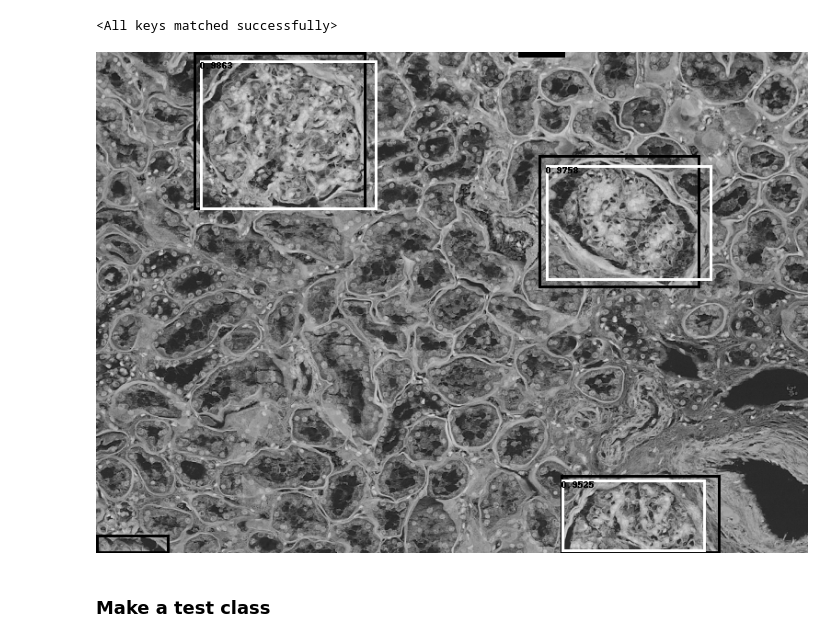
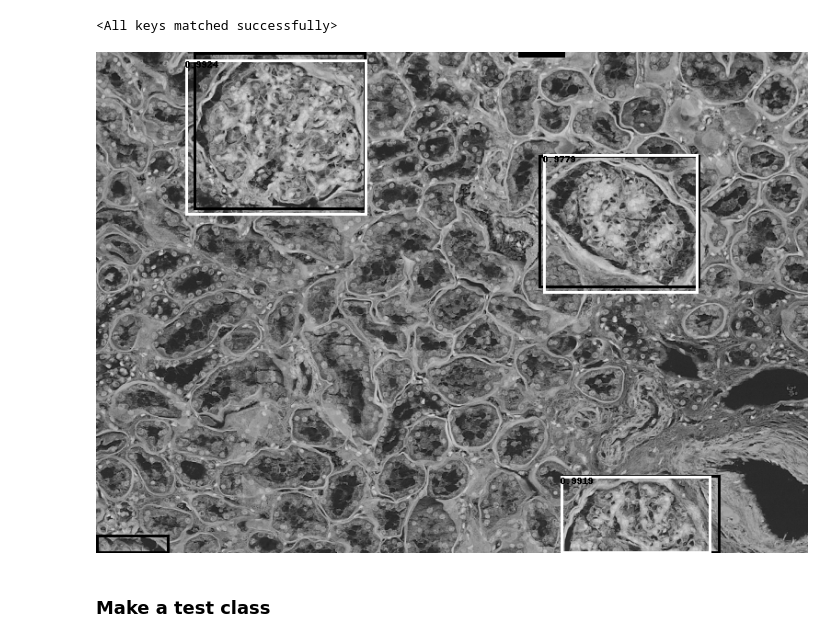
Before and after one commit to kathleenisrad/glomeruli-detection-and-segmentation, a Jupyter notebook: code/02-modeling-pytorch.ipynb, the cells around one changed output. Cells and saved outputs as stored; diff of their text form; code cells hidden in the pictures.

```diff
--- a/code/02-modeling-pytorch.ipynb
+++ b/code/02-modeling-pytorch.ipynb
@@ -47,20 +47,6 @@ def parse_one_annot(path_to_data_file, filename):
     "xmax", "ymax"]].values
 
     return boxes_array
-# %%
-### This model just gives you a bounding box
-
-def get_model(num_classes):
-    # load an object detection model pre-trained on COCO
-    model = torchvision.models.detection.fasterrcnn_resnet50_fpn(pretrained=True)
-
-    # get the number of input features for the classifier
-    in_features = model.roi_heads.box_predictor.cls_score.in_features
-
-    # replace the pre-trained head with a new on
-    model.roi_heads.box_predictor = FastRCNNPredictor(in_features, num_classes)
-
-    return model
 # %%
 ## This model will give you bounding boxes and masks
 
@@ -108,33 +85,16 @@ class GlomeruliDataset(torch.utils.data.Dataset):
     def __getitem__(self, idx):
         # load images and bounding boxes
         img_path = os.path.join(self.root,'train/images/slices', self.imgs[idx])
-        mask_path = os.path.join(self.root, 'train/masks/slices', self.masks[idx])
 
         img = tiff.imread(img_path)
         if len(img.shape) == 5:
             img = img.squeeze().transpose(1, 2, 0)
 
-        # note that we haven't converted the mask to RGB,
-        # because each color corresponds to a different instance
-        # with 0 being background
-
-        mask = tiff.imread(mask_path)
-        mask = np.array(mask)
-
-        # instances are encoded as different colors
-        obj_ids = np.unique(mask)
-        # first id is the background, so remove it
-        obj_ids = obj_ids[1:]
-        # split the color-encoded mask into a set
-        # of binary masks
-        masks = mask == obj_ids[:, None, None]
 
         #boxes
         box_list = parse_one_annot(self.path_to_data_file, self.imgs[idx])
         boxes = torch.as_tensor(box_list, dtype=torch.float32)
         num_objs = len(box_list)
-        masks = torch.as_tensor(masks, dtype=torch.uint8)
-
 
         # there is only one class
         labels = torch.ones((num_objs,), dtype=torch.int64)
@@ -148,7 +108,6 @@ class GlomeruliDataset(torch.utils.data.Dataset):
         target["labels"] = labels
         target["image_id"] = image_id
         target["area"] = area
-        target["masks"] = masks
         target["iscrowd"] = iscrowd
         if self.transforms is not None:
             img, target = self.transforms(img, target)
@@ -183,11 +138,11 @@ dataset.__getitem__(111)
 ### Setting up datasets
 # %%
 # use our dataset and defined transformations
-dataset = GlomeruliDataset(root = r'C:\Users\lettuces\Documents\Projects\kidney-segmentation',
+dataset = GlomeruliDataset(root = '..',
                            data_file = '../CSVs/glomeruli_tiles.csv',
                            transforms = get_transform(train=True))
 
-dataset_test = GlomeruliDataset(root = r'C:\Users\lettuces\Documents\Projects\kidney-segmentation',
+dataset_test = GlomeruliDataset(root = '..',
                                 data_file = '../CSVs/glomeruli_tiles.csv',
                                 transforms = get_transform(train=False))
 
@@ -199,7 +154,7 @@ dataset_test = torch.utils.data.Subset(dataset_test, indices[-200:])
 
 # define training and validation data loaders
 data_loader = torch.utils.data.DataLoader(
-              dataset, batch_size=1, shuffle=True, num_workers=0,
+              dataset, batch_size=1, shuffle=False, num_workers=0,
               collate_fn=utils.collate_fn)
 data_loader_test = torch.utils.data.DataLoader(
          dataset_test, batch_size=1, shuffle=False, num_workers=0,
@@ -273,7 +231,7 @@ torch.save(model.state_dict(), "../model/model_w_masks")
 # %%
 # load the model that we just made
 loaded_model = get_model(num_classes = 2)
-loaded_model.load_state_dict(torch.load("../model/model-without-masks/model"))
+loaded_model.load_state_dict(torch.load("../model/glomeruli_segmentation_model"))
 # %% [output]
 <All keys matched successfully>
 # %%
@@ -281,38 +239,35 @@ idx = 1
 img, _ = dataset_test[idx]
 label_boxes = np.array(dataset_test[idx][1]["boxes"])
 
 # put the model in evaluation mode
 loaded_model.eval()
 with torch.no_grad():
     prediction = loaded_model([img])
 
 # turn the test images from tensor arrays to PIL image
 x = img*255
 image = ToPILImage()(x)
 
 # draw the boxes around the predicted glomeruli, return the image
 draw = ImageDraw.Draw(image)
 for elem in range(len(label_boxes)):
     draw.rectangle([(label_boxes[elem][0], label_boxes[elem][1]),
     (label_boxes[elem][2], label_boxes[elem][3])],
     outline ="black", width =3)
 
 for element in range(len(prediction[0]["boxes"])):
     boxes = prediction[0]["boxes"][element].cpu().numpy()
     score = np.round(prediction[0]["scores"][element].cpu().numpy(),
                     decimals= 4)
-#     mask = prediction[0]['masks'][element].cpu().numpy()
-#     m = (mask*255).astype('int')
-#     mask_img = m[:, :, ::-1]
 
-    if score > 0.83:
+    if score > 0.80:
         draw.rectangle([(boxes[0], boxes[1]), (boxes[2], boxes[3])],
                         outline ='white', width =3)
         draw.text((boxes[0], boxes[1]), text = str(score))
 
 image
 # %% [output]
-[figure, old version]
+[figure, new version]
 # %% [markdown]
 ### Make a test class
 # %%
```
Also changed, not shown: parts of 14 cells of this notebook, 1 other file.
